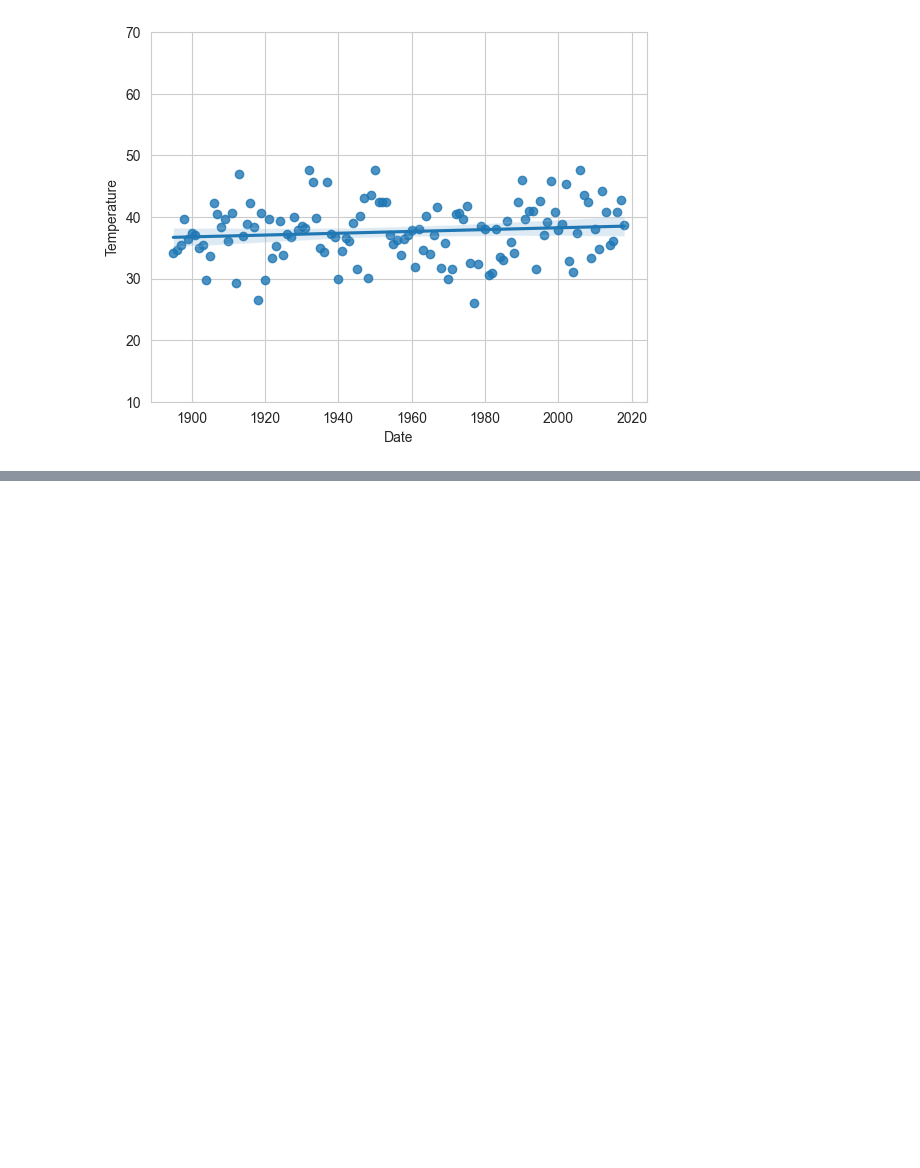
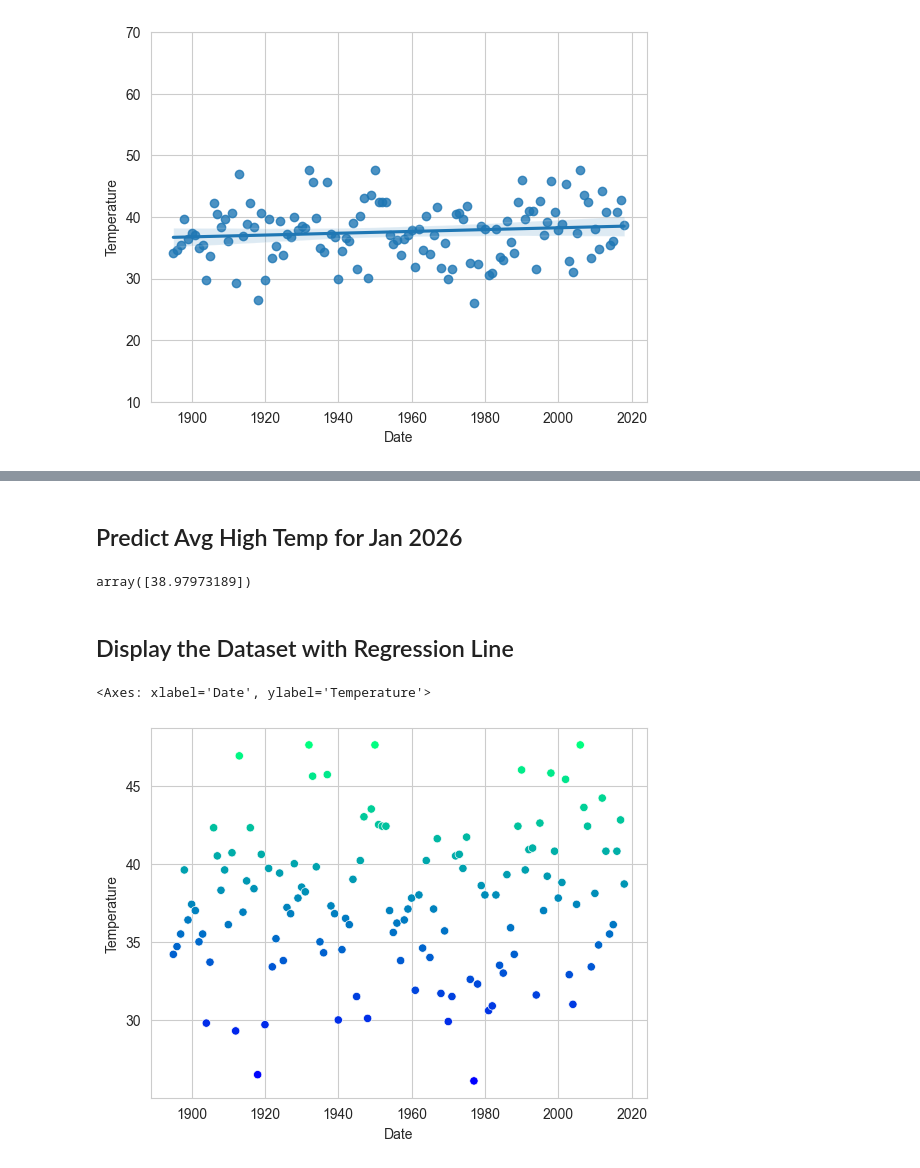
Before and after one commit to Sarah566092/datafun-07-ml-predictive, a Jupyter notebook: linear_regression_sarahdeconink.ipynb, the cells around one changed output, grey strips where cells are left out. Drawn from its saved outputs; the diff is of its cells as text; code cells hidden in the pictures; blank space fills up the shorter version.

```diff
--- a/linear_regression_sarahdeconink.ipynb
+++ b/linear_regression_sarahdeconink.ipynb
@@ -139,0 +198,19 @@ sns.regplot(x=nyc.Date, y=nyc.Temperature).axes.set_ylim(10, 70)
+# %% [markdown]
+## Predict Avg High Temp for Jan 2026
+# %%
+# create a prediction function
+predict = (lambda x: linear_regression.coef_ * x + linear_regression.intercept_)
+
+predict(2026)
+# %% [output]
+array([38.97973189])
+# %% [markdown]
+## Display the Dataset with Regression Line
+# %%
+import seaborn as sns
+
+# display the scatter plot
+sns.scatterplot(data=nyc, x='Date', y='Temperature', hue='Temperature', palette='winter', legend=False)
+# %% [output]
+<Axes: xlabel='Date', ylabel='Temperature'>
+[figure, added]
```
Also changed, not shown: parts of 17 cells of this notebook.
